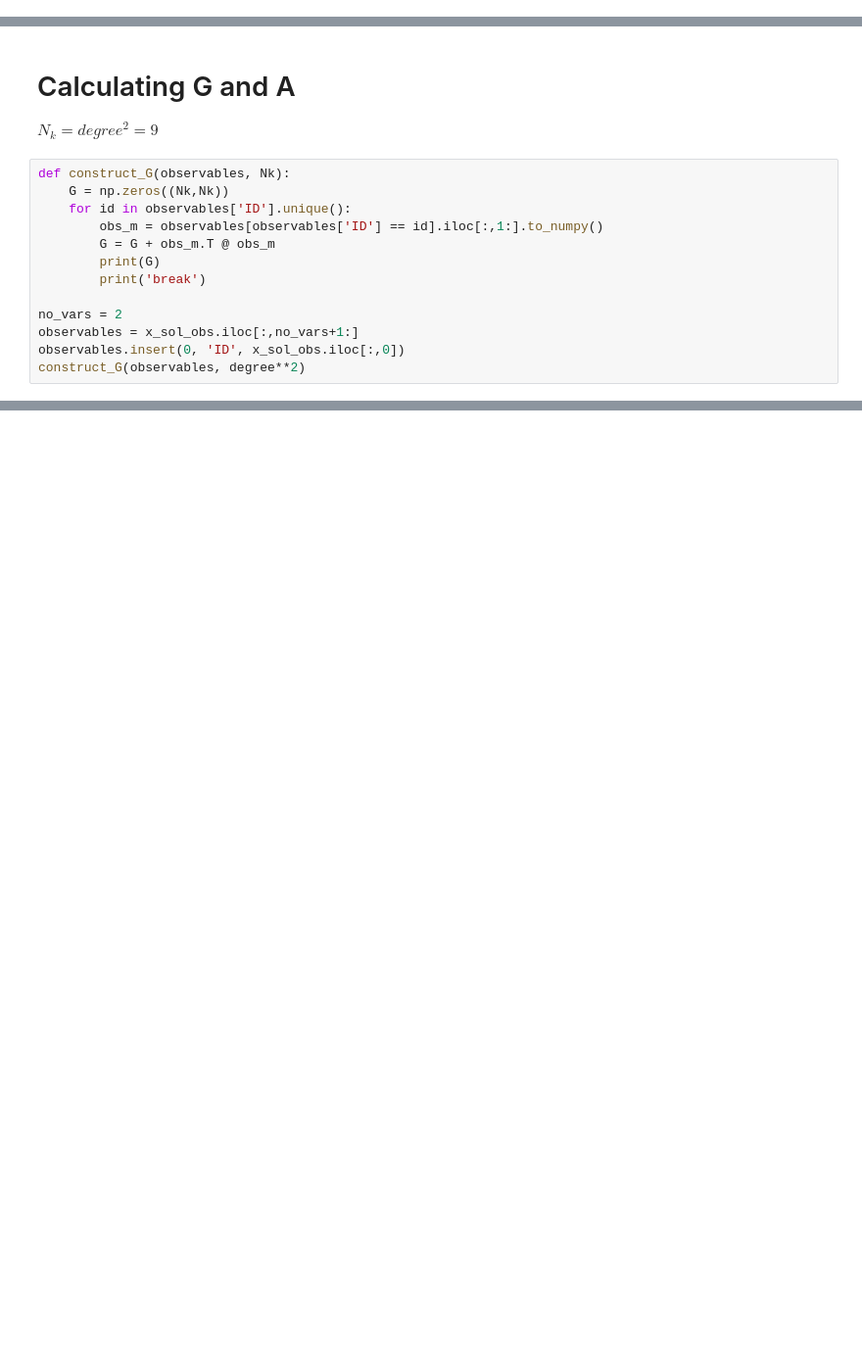
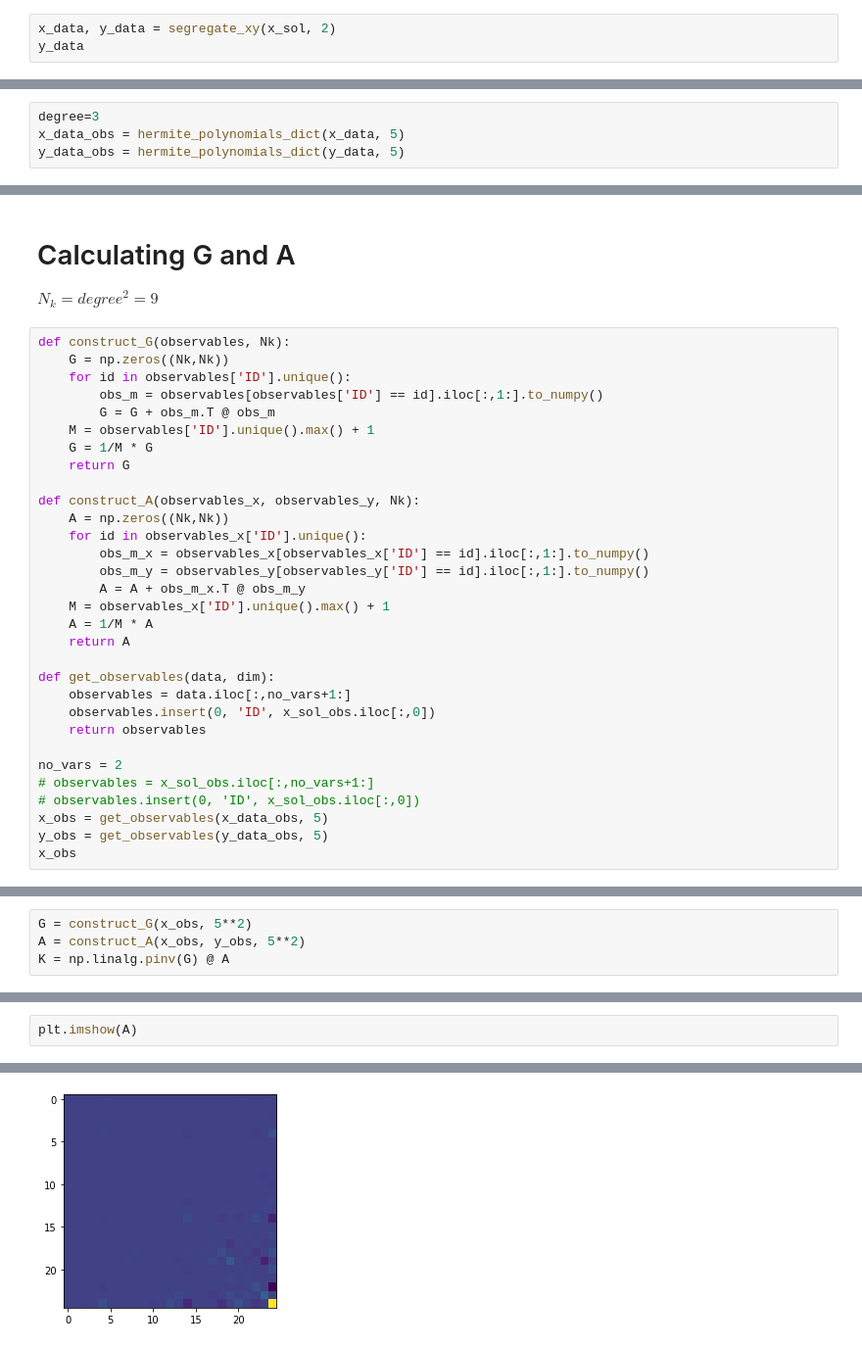
Before and after one commit to waleedbinkhalid74/ml_cms_final_project, a Jupyter notebook: mll_cms_final_proj_task_4.ipynb, the cells around one changed output, grey strips where cells are left out. Shown at 98% size. Drawn from its saved outputs; the diff is of its cells as text; blank space fills up the shorter version.

```diff
--- a/mll_cms_final_proj_task_4.ipynb
+++ b/mll_cms_final_proj_task_4.ipynb
@@ -186,0 +197,3 @@ x_sol_obs
+# %%
+x_data, y_data = segregate_xy(x_sol, 2)
+y_data
@@ -186,0 +214,4 @@ x_sol_obs
+# %%
+degree=3
+x_data_obs = hermite_polynomials_dict(x_data, 5)
+y_data_obs = hermite_polynomials_dict(y_data, 5)
@@ -194,11 +241,29 @@ def construct_G(observables, Nk):
     for id in observables['ID'].unique():
         obs_m = observables[observables['ID'] == id].iloc[:,1:].to_numpy()
         G = G + obs_m.T @ obs_m
-        print(G)
-        print('break')
+    M = observables['ID'].unique().max() + 1
+    G = 1/M * G
+    return G
+
+def construct_A(observables_x, observables_y, Nk):
+    A = np.zeros((Nk,Nk))
+    for id in observables_x['ID'].unique():
+        obs_m_x = observables_x[observables_x['ID'] == id].iloc[:,1:].to_numpy()
+        obs_m_y = observables_y[observables_y['ID'] == id].iloc[:,1:].to_numpy()
+        A = A + obs_m_x.T @ obs_m_y
+    M = observables_x['ID'].unique().max() + 1
+    A = 1/M * A
+    return A
+
+def get_observables(data, dim):
+    observables = data.iloc[:,no_vars+1:]
+    observables.insert(0, 'ID', x_sol_obs.iloc[:,0])
+    return observables
 
 no_vars = 2
-observables = x_sol_obs.iloc[:,no_vars+1:]
-observables.insert(0, 'ID', x_sol_obs.iloc[:,0])
-construct_G(observables, degree**2)
+# observables = x_sol_obs.iloc[:,no_vars+1:]
+# observables.insert(0, 'ID', x_sol_obs.iloc[:,0])
+x_obs = get_observables(x_data_obs, 5)
+y_obs = get_observables(y_data_obs, 5)
+x_obs
 # %% [output]
@@ -221,0 +283,4 @@ break
+# %%
+G = construct_G(x_obs, 5**2)
+A = construct_A(x_obs, y_obs, 5**2)
+K = np.linalg.pinv(G) @ A
@@ -221,0 +289,3 @@ break
+# %%
+plt.imshow(A)
+# %% [output]
@@ -221,0 +293 @@ break
+[figure, added]
```
Also changed, not shown: parts of 14 cells of this notebook, 1 other file.
